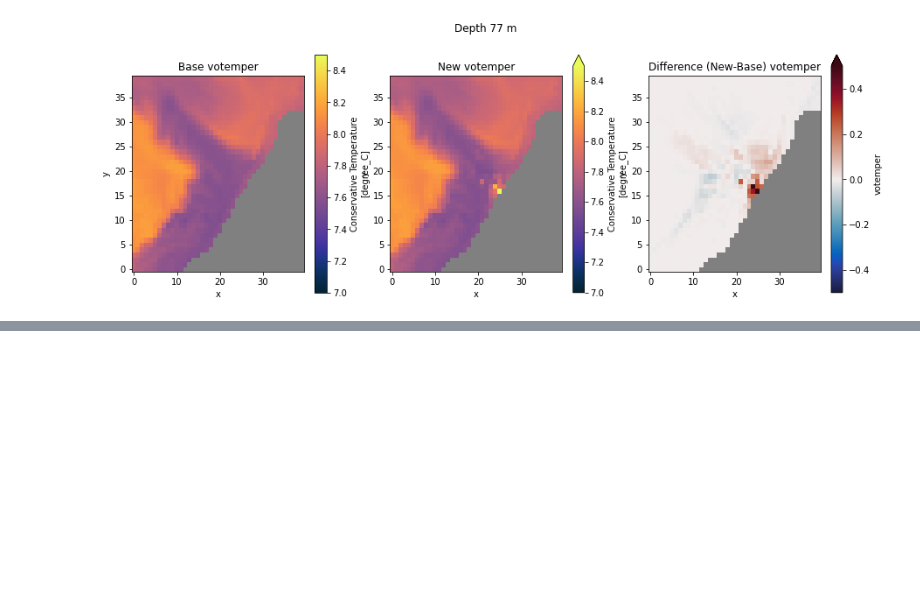
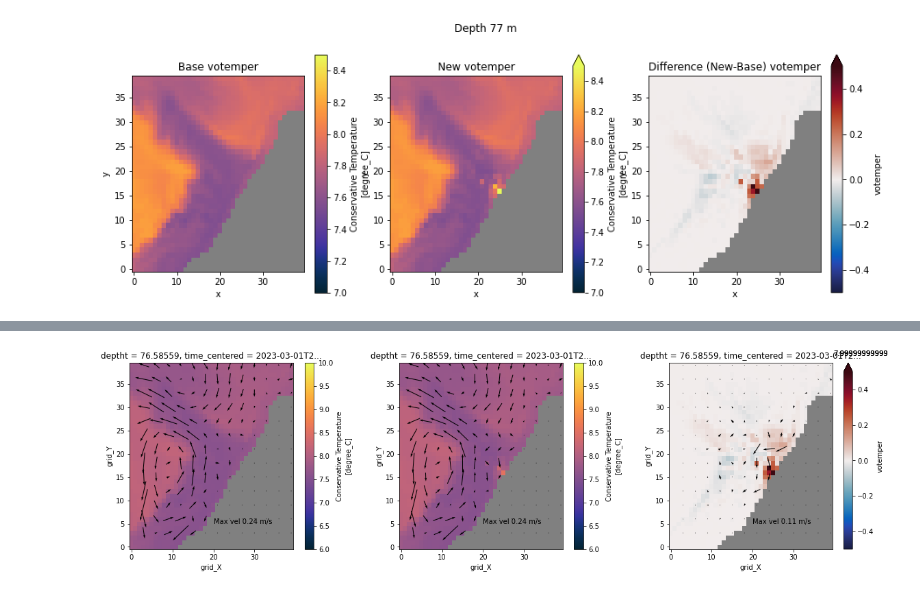
Before and after one commit to SalishSeaCast/analysis-susan, a Jupyter notebook: IonaOutfall/PlottingForJake.ipynb, the cells around one changed output, grey strips where cells are left out. Cells and saved outputs as stored; diff of their text form; code cells hidden in the pictures; blank space fills up the shorter version.

```diff
--- a/IonaOutfall/PlottingForJake.ipynb
+++ b/IonaOutfall/PlottingForJake.ipynb
@@ -59,0 +155,4 @@ planview(base, tands, 'votemper', 23, 25, cm_temp, 8.5, 7, 0.5)
+# %%
+plot_w_quiver('base_again', base, 'tands', tands, 'votemper', 23, 25, cm_temp, 10, 6, 0.5)
+# %% [output]
+[figure, added]
```
Also changed, not shown: parts of 5 cells of this notebook.
